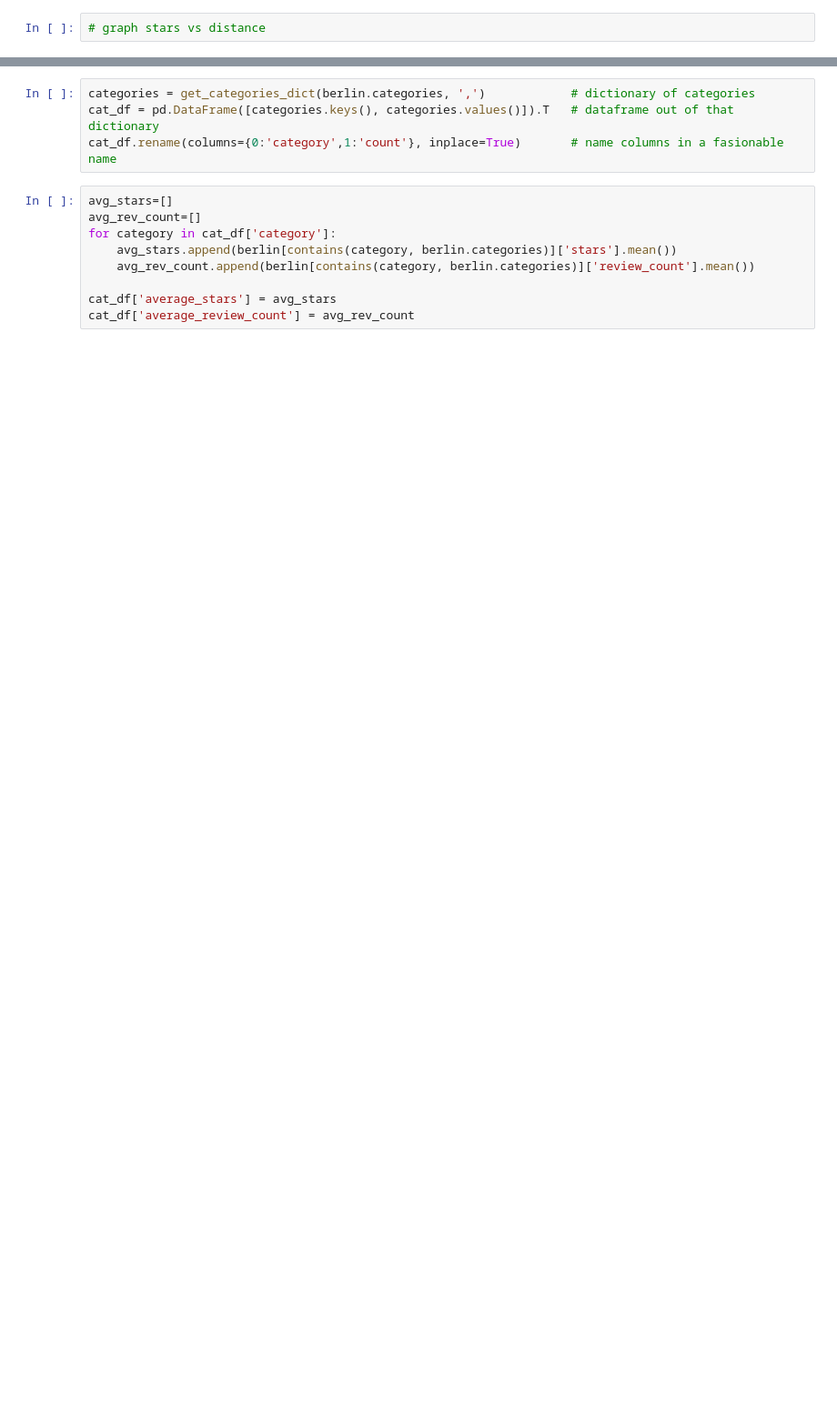
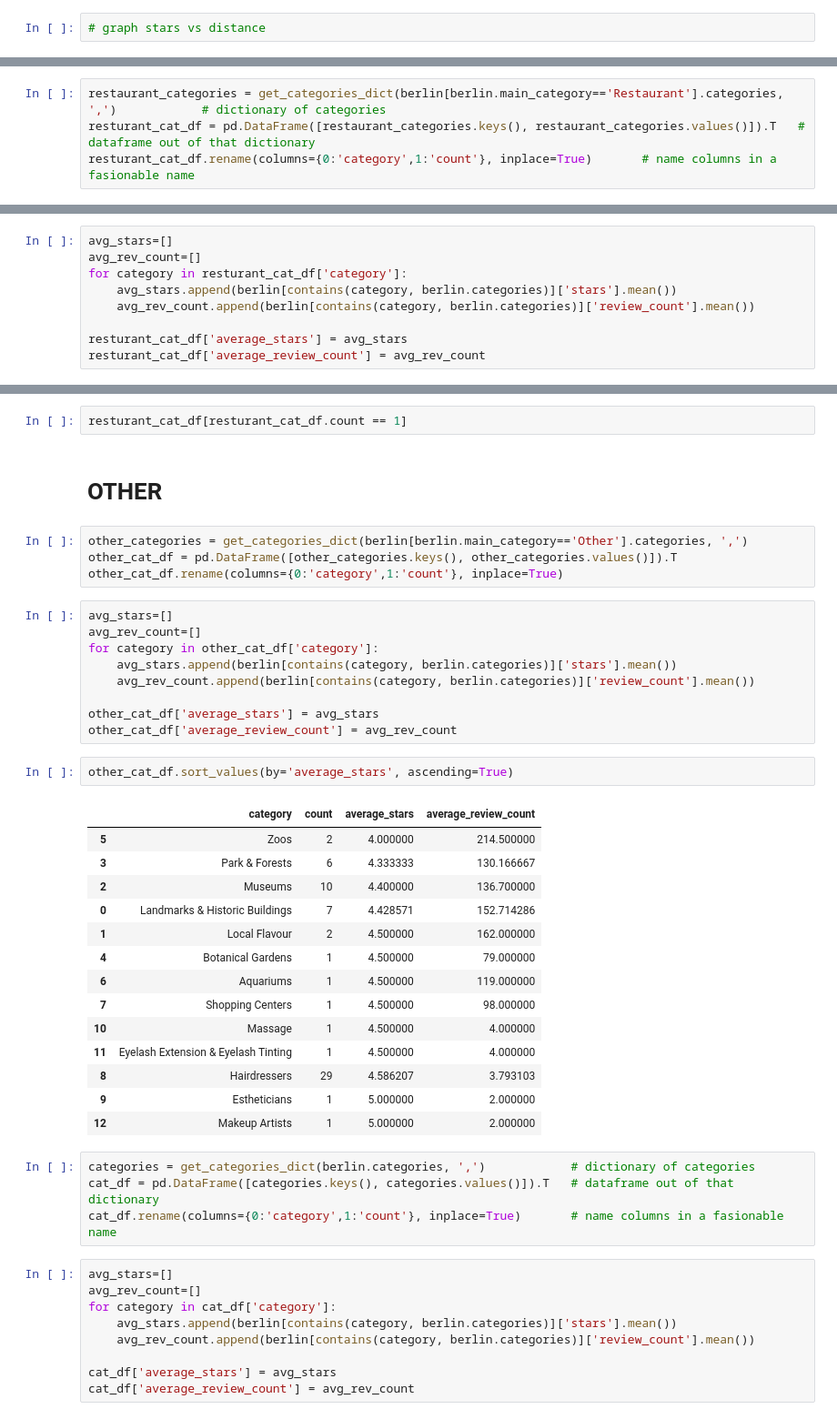
Before and after one commit to suap-coding/ymvc-berlin, a Jupyter notebook: data/explore_berlin.ipynb, the cells around one changed output, grey strips where cells are left out. Shown at 91% size. Saved outputs shown, nothing was run; the diff lists cells and outputs as text; blank space fills up the shorter version.

```diff
--- a/data/explore_berlin.ipynb
+++ b/data/explore_berlin.ipynb
@@ -103,0 +204,4 @@ berlin.dropna(inplace=True)
+# %%
+restaurant_categories = get_categories_dict(berlin[berlin.main_category=='Restaurant'].categories, ',')            # dictionary of categories
+resturant_cat_df = pd.DataFrame([restaurant_categories.keys(), restaurant_categories.values()]).T   # dataframe out of that dictionary
+resturant_cat_df.rename(columns={0:'category',1:'count'}, inplace=True)       # name columns in a fasionable name
@@ -103,0 +210,9 @@ berlin.dropna(inplace=True)
+# %%
+avg_stars=[]
+avg_rev_count=[]
+for category in resturant_cat_df['category']:
+    avg_stars.append(berlin[contains(category, berlin.categories)]['stars'].mean())
+    avg_rev_count.append(berlin[contains(category, berlin.categories)]['review_count'].mean())
+
+resturant_cat_df['average_stars'] = avg_stars
+resturant_cat_df['average_review_count'] = avg_rev_count
@@ -104,3 +235,37 @@ berlin.dropna(inplace=True)
+# %%
+resturant_cat_df[resturant_cat_df.count == 1]
+# %% [markdown]
+# OTHER
+# %%
+other_categories = get_categories_dict(berlin[berlin.main_category=='Other'].categories, ',')
+other_cat_df = pd.DataFrame([other_categories.keys(), other_categories.values()]).T
+other_cat_df.rename(columns={0:'category',1:'count'}, inplace=True)
+# %%
+avg_stars=[]
+avg_rev_count=[]
+for category in other_cat_df['category']:
+    avg_stars.append(berlin[contains(category, berlin.categories)]['stars'].mean())
+    avg_rev_count.append(berlin[contains(category, berlin.categories)]['review_count'].mean())
+
+other_cat_df['average_stars'] = avg_stars
+other_cat_df['average_review_count'] = avg_rev_count
+# %%
+other_cat_df.sort_values(by='average_stars', ascending=True)
+# %% [output]
+|  | category | count | average_stars | average_review_count |
+| 5 | Zoos | 2 | 4.000000 | 214.500000 |
+| 3 | Park & Forests | 6 | 4.333333 | 130.166667 |
+| 2 | Museums | 10 | 4.400000 | 136.700000 |
+| 0 | Landmarks & Historic Buildings | 7 | 4.428571 | 152.714286 |
+| 1 | Local Flavour | 2 | 4.500000 | 162.000000 |
+| 4 | Botanical Gardens | 1 | 4.500000 | 79.000000 |
+| 6 | Aquariums | 1 | 4.500000 | 119.000000 |
+| 7 | Shopping Centers | 1 | 4.500000 | 98.000000 |
+| 10 | Massage | 1 | 4.500000 | 4.000000 |
+| 11 | Eyelash Extension & Eyelash Tinting | 1 | 4.500000 | 4.000000 |
+| 8 | Hairdressers | 29 | 4.586207 | 3.793103 |
+| 9 | Estheticians | 1 | 5.000000 | 2.000000 |
+| 12 | Makeup Artists | 1 | 5.000000 | 2.000000 |
 # %%
 categories = get_categories_dict(berlin.categories, ',')            # dictionary of categories
 cat_df = pd.DataFrame([categories.keys(), categories.values()]).T   # dataframe out of that dictionary
```
Also changed, not shown: parts of 21 cells of this notebook, 2 other files.
